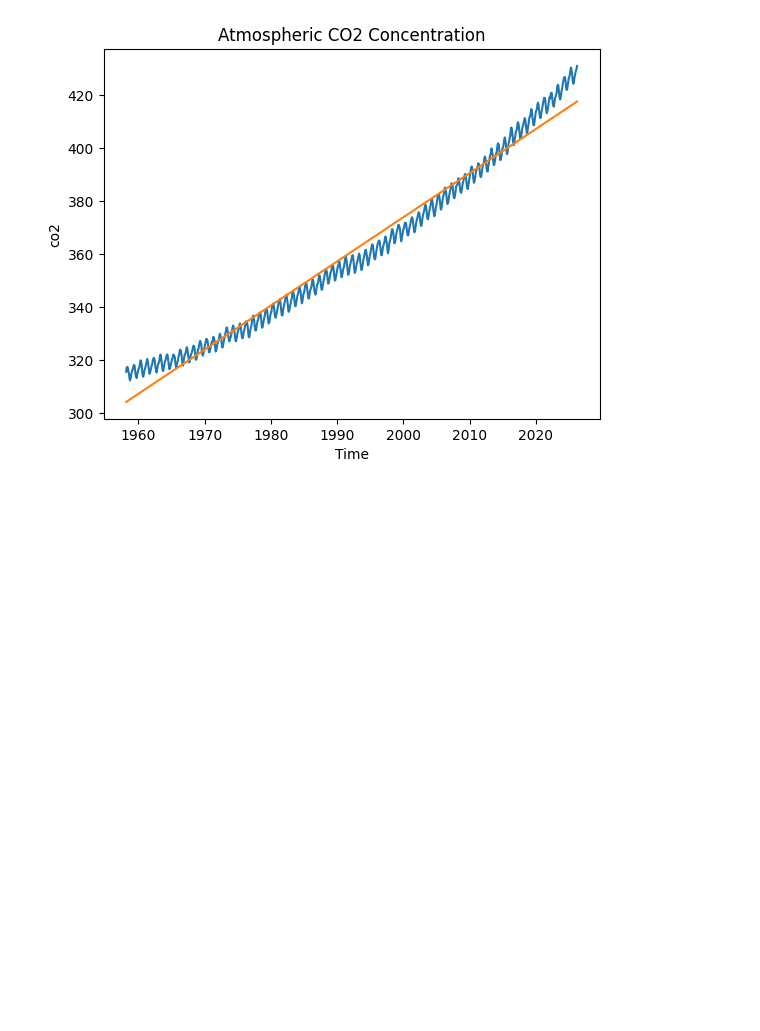
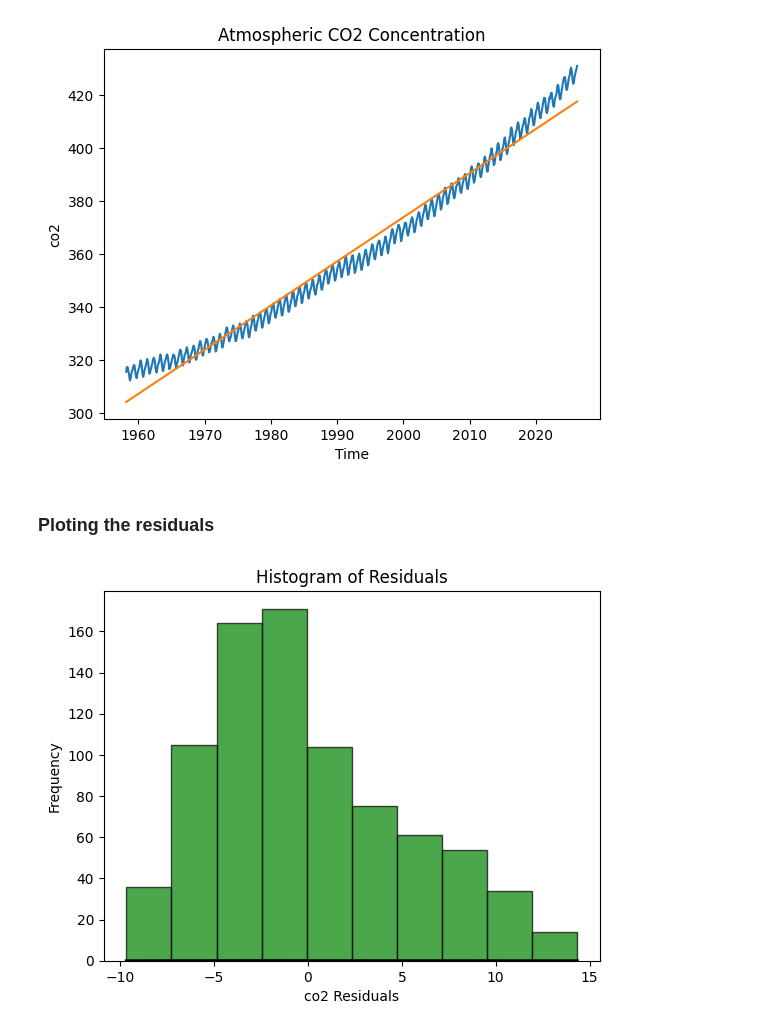
Before and after one commit to jayr0n/Time-Series-Coursera, a Jupyter notebook: Week-1/Basic Statistics.ipynb, the cells around one changed output. Saved outputs shown, nothing was run; the diff lists cells and outputs as text; code cells hidden in the pictures; blank space fills up the shorter version.

Commit message:
adding some residual approachs

```diff
--- a/Week-1/Basic Statistics.ipynb
+++ b/Week-1/Basic Statistics.ipynb
@@ -305,3 +297,30 @@ plt.plot(
 plt.show()
 # %% [output]
 [figure]
+# %% [markdown]
+### Ploting the residuals
+# %%
+residual = df_co2["average"] - y_pred
+# %%
+plt.title("Histogram of Residuals")
+
+plt.hist(
+    residual,
+    density=False,
+    edgecolor="black",
+    color="green",
+    alpha=0.7
+)
+
+density = gaussian_kde(residual)
+
+x = np.linspace(residual.min(), residual.max(), 100)
+y = density(x)
+
+plt.plot(x, y, color="black", linewidth=2)
+
+plt.xlabel("co2 Residuals")
+plt.ylabel("Frequency")
+plt.show()
+# %% [output]
+[figure, added]
```
Also changed, not shown: parts of 8 cells of this notebook.
